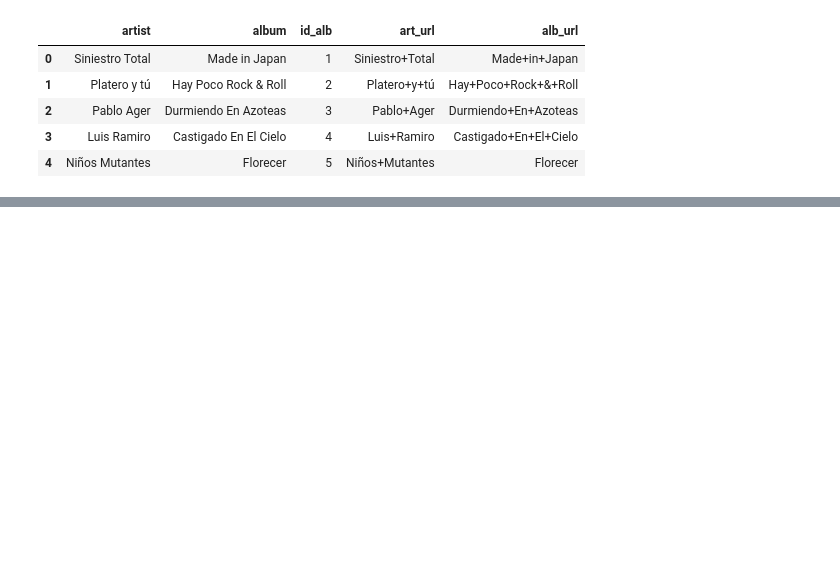
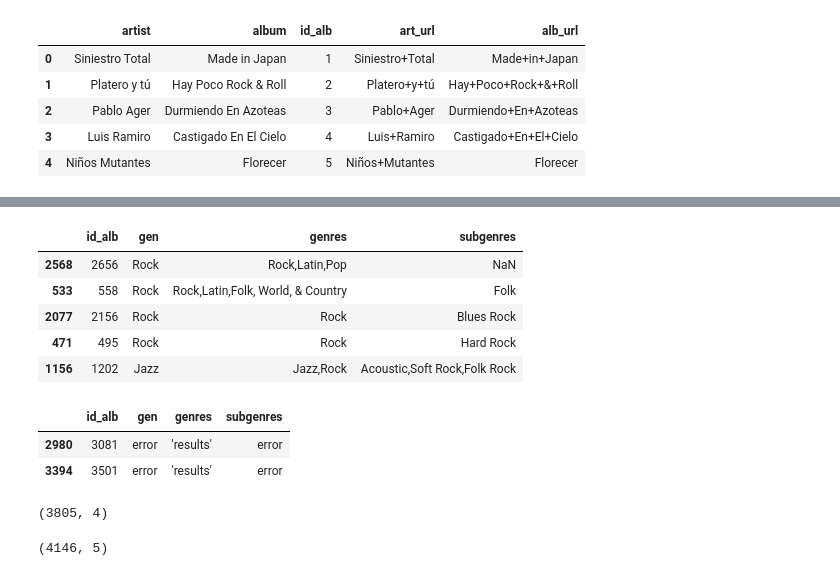
Before and after one commit to emarfer/musicable, a Jupyter notebook: 09_discogs_prueba.ipynb, the cells around one changed output, grey strips where cells are left out. Drawn from its saved outputs; the diff is of its cells as text; code cells hidden in the pictures; blank space fills up the shorter version.

```diff
--- a/09_discogs_prueba.ipynb
+++ b/09_discogs_prueba.ipynb
@@ -133,0 +149,15 @@ AttributeError: 'NoneType' object has no attribute 'keys'
+# %%
+generosdf.sample(5)
+# %% [output]
+|  | id_alb | gen | genres | subgenres |
+| 2568 | 2656 | Rock | Rock,Latin,Pop | NaN |
+| 533 | 558 | Rock | Rock,Latin,Folk, World, & Country | Folk |
+| 2077 | 2156 | Rock | Rock | Blues Rock |
+| 471 | 495 | Rock | Rock | Hard Rock |
+| 1156 | 1202 | Jazz | Jazz,Rock | Acoustic,Soft Rock,Folk Rock |
+# %%
+generosdf[generosdf['gen'] == 'error']
+# %% [output]
+|  | id_alb | gen | genres | subgenres |
+| 2980 | 3081 | error | 'results' | error |
+| 3394 | 3501 | error | 'results' | error |
@@ -133,0 +166,8 @@ AttributeError: 'NoneType' object has no attribute 'keys'
+# %%
+selec.shape
+# %% [output]
+(3805, 4)
+# %%
+albums.shape
+# %% [output]
+(4146, 5)
```
Also changed, not shown: parts of 36 cells of this notebook, 3 other files.
